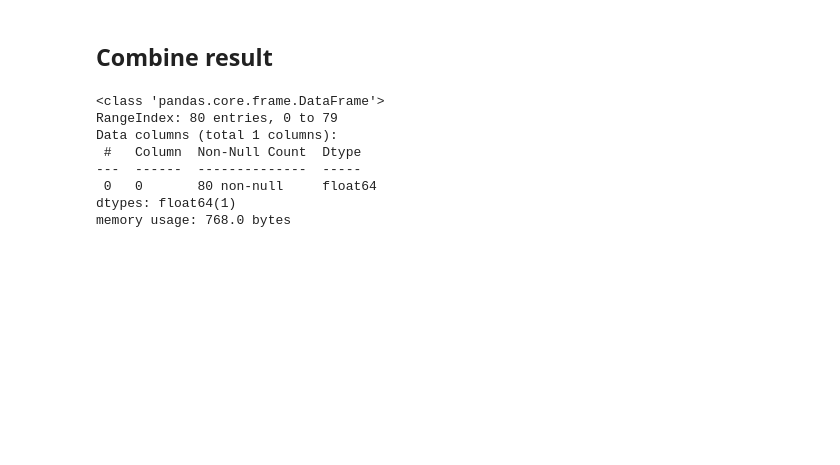
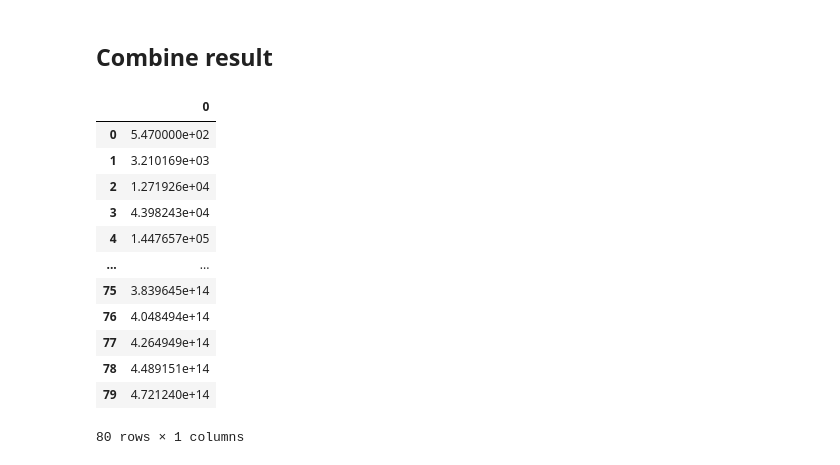
Before and after one commit to X-Fan-Jack/CASA05_quantitative_methods, a Jupyter notebook: personal_project/Covid_in_China.ipynb, the cells around one changed output. Cells and saved outputs as stored; diff of their text form; code cells hidden in the pictures; blank space fills up the shorter version.

```diff
--- a/personal_project/Covid_in_China.ipynb
+++ b/personal_project/Covid_in_China.ipynb
@@ -278,21 +278,29 @@ plt.show()
 # %%
 # Calculate the total predict cases
 case_sum = 0
 narr_case = result[:,2]
 for index in range(len(narr_case)):
     case_sum = case_sum + narr_case[index]
     narr_case[index] = case_sum
 
 case_pre = pd.DataFrame(narr_case)
+
+
+case_pre.head(100)
 # %% [output]
+|  | 0 |
+| 0 | 5.470000e+02 |
+| 1 | 3.210169e+03 |
+| 2 | 1.271926e+04 |
+| 3 | 4.398243e+04 |
+| 4 | 1.447657e+05 |
+| ... | ... |
+| 75 | 3.839645e+14 |
+| 76 | 4.048494e+14 |
+| 77 | 4.264949e+14 |
+| 78 | 4.489151e+14 |
+| 79 | 4.721240e+14 |
-<class 'pandas.core.frame.DataFrame'>
-RangeIndex: 80 entries, 0 to 79
-Data columns (total 1 columns):
- #   Column  Non-Null Count  Dtype
----  ------  --------------  -----
- 0   0       80 non-null     float64
-dtypes: float64(1)
-memory usage: 768.0 bytes
+80 rows × 1 columns
 # %%
 
 
```
Also changed, not shown: parts of 1 cell of this notebook.
